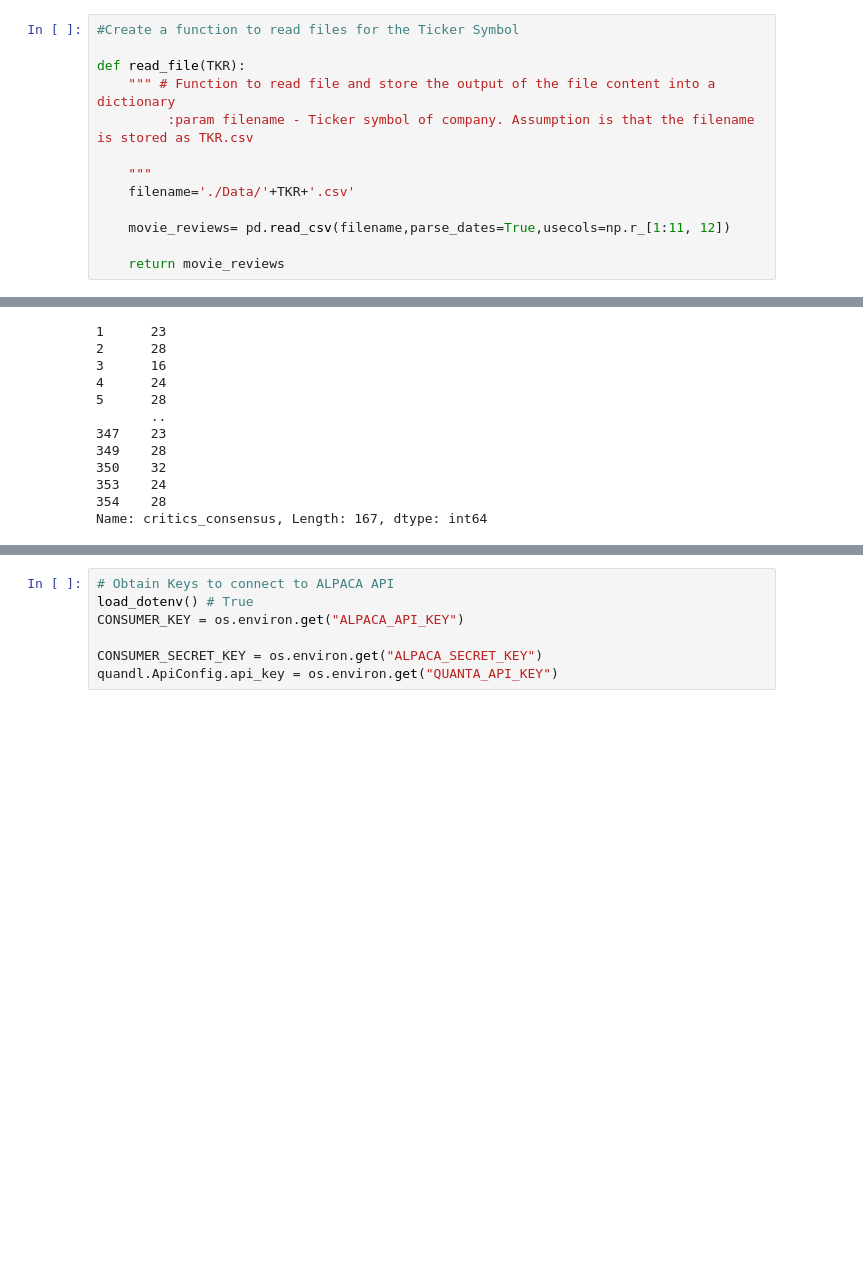
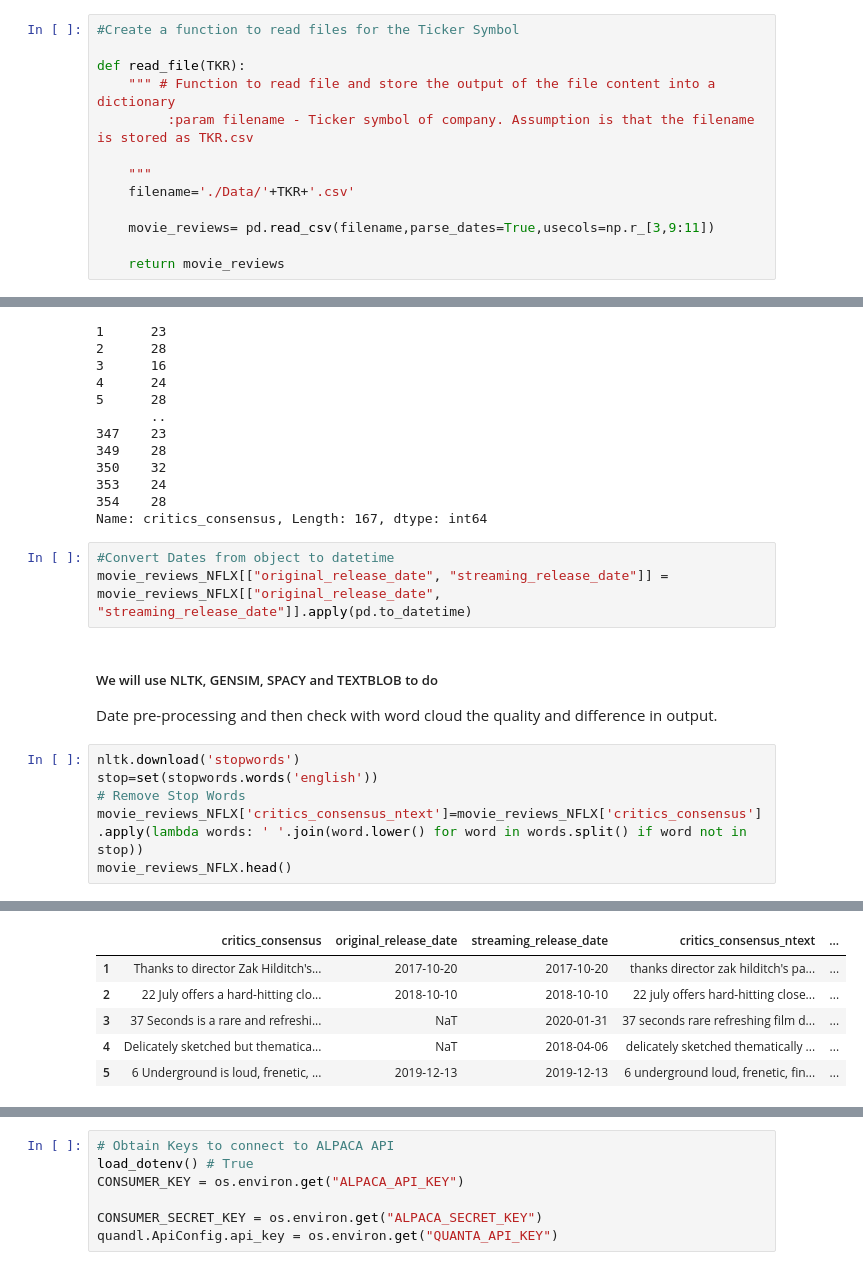
Before and after one commit to tylergehbauer/NLP-and-Stock-Price-Prediction-, a Jupyter notebook: GP_NLP_Stock.ipynb, the cells around one changed output, grey strips where cells are left out. Saved outputs shown, nothing was run; the diff lists cells and outputs as text; blank space fills up the shorter version.

```diff
--- a/GP_NLP_Stock.ipynb
+++ b/GP_NLP_Stock.ipynb
@@ -85,7 +85,7 @@ def read_file(TKR):
     """
     filename='./Data/'+TKR+'.csv'
 
-    movie_reviews= pd.read_csv(filename,parse_dates=True,usecols=np.r_[1:11, 12])
+    movie_reviews= pd.read_csv(filename,parse_dates=True,usecols=np.r_[3,9:11])
 
     return movie_reviews
 # %%
@@ -138,3 +138,16 @@ movie_reviews_NFLX['critics_consensus'].str.split().str.len()
 353    24
 354    28
 Name: critics_consensus, Length: 167, dtype: int64
+# %%
+#Convert Dates from object to datetime
+movie_reviews_NFLX[["original_release_date", "streaming_release_date"]] = movie_reviews_NFLX[["original_release_date", "streaming_release_date"]].apply(pd.to_datetime)
+# %% [markdown]
+##### We will use NLTK, GENSIM, SPACY and TEXTBLOB to do
+Date pre-processing and then check with word cloud the quality and difference in output.
+# %%
+nltk.download('stopwords')
+stop=set(stopwords.words('english'))
+# Remove Stop Words
+movie_reviews_NFLX['critics_consensus_ntext']=movie_reviews_NFLX['critics_consensus'].apply(lambda words: ' '.join(word.lower() for word in words.split() if word not in stop))
+movie_reviews_NFLX.head()
+# %% [output]
@@ -140,0 +157,6 @@ Name: critics_consensus, Length: 167, dtype: int64
+|  | critics_consensus | original_release_date | streaming_release_date | critics_consensus_ntext | ... |
+| 1 | Thanks to director Zak Hilditch's... | 2017-10-20 | 2017-10-20 | thanks director zak hilditch's pa... | ... |
+| 2 | 22 July offers a hard-hitting clo... | 2018-10-10 | 2018-10-10 | 22 july offers hard-hitting close... | ... |
+| 3 | 37 Seconds is a rare and refreshi... | NaT | 2020-01-31 | 37 seconds rare refreshing film d... | ... |
+| 4 | Delicately sketched but thematica... | NaT | 2018-04-06 | delicately sketched thematically ... | ... |
+| 5 | 6 Underground is loud, frenetic, ... | 2019-12-13 | 2019-12-13 | 6 underground loud, frenetic, fin... | ... |
```
Also changed, not shown: parts of 7 cells of this notebook, 1 other file.
